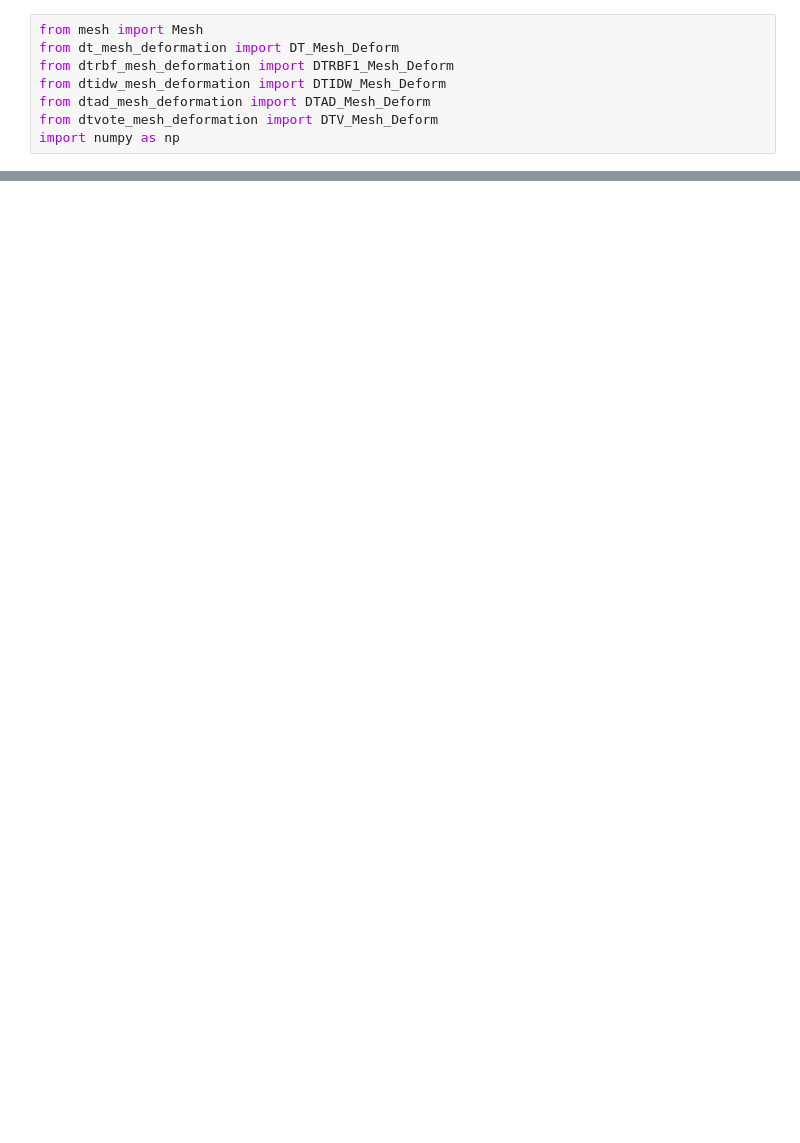
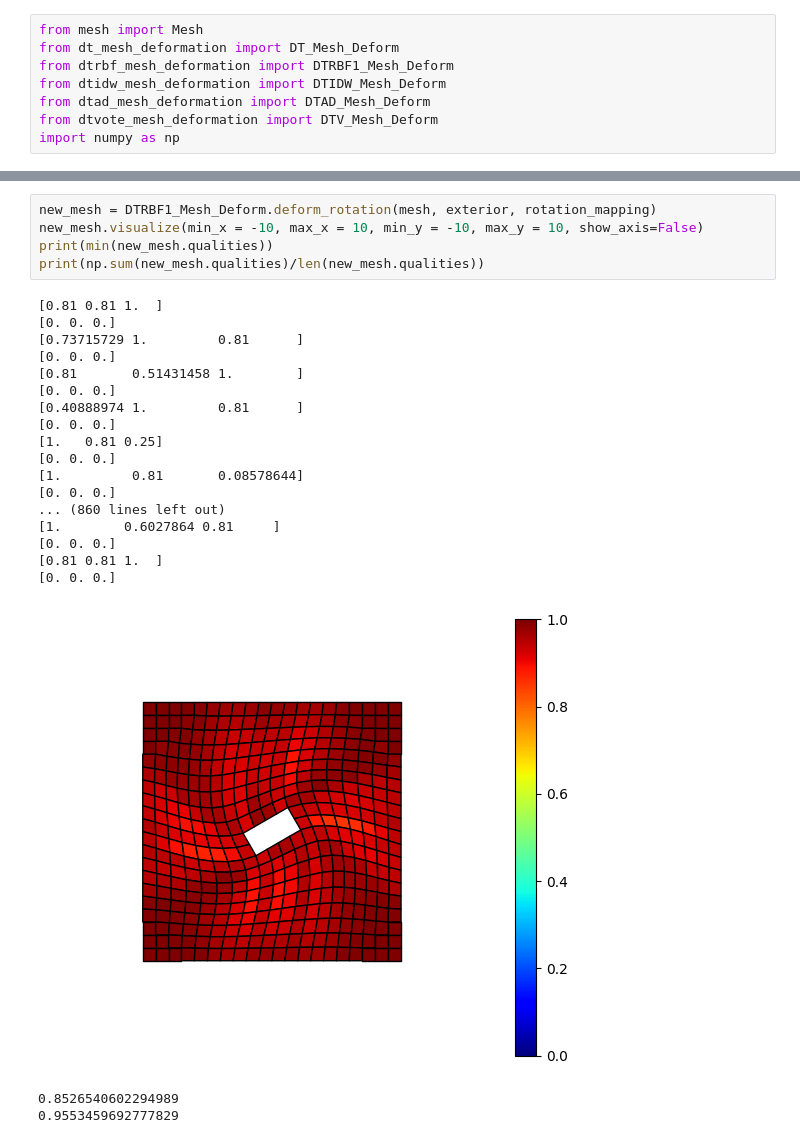
Before and after one commit to aksharye/delaunay-mesh-deformation, a Jupyter notebook: example.ipynb, the cells around one changed output, grey strips where cells are left out. Drawn from its saved outputs; the diff is of its cells as text; blank space fills up the shorter version.

```diff
--- a/example.ipynb
+++ b/example.ipynb
@@ -66,0 +84,26 @@ print(np.sum(new_mesh.qualities))
+# %%
+new_mesh = DTRBF1_Mesh_Deform.deform_rotation(mesh, exterior, rotation_mapping)
+new_mesh.visualize(min_x = -10, max_x = 10, min_y = -10, max_y = 10, show_axis=False)
+print(min(new_mesh.qualities))
+print(np.sum(new_mesh.qualities)/len(new_mesh.qualities))
+# %% [output]
+[0.81 0.81 1.  ]
+[0. 0. 0.]
+[0.73715729 1.         0.81      ]
+[0. 0. 0.]
+[0.81       0.51431458 1.        ]
+[0. 0. 0.]
+[0.40888974 1.         0.81      ]
+[0. 0. 0.]
+[1.   0.81 0.25]
+[0. 0. 0.]
+[1.         0.81       0.08578644]
+[0. 0. 0.]
+... (860 lines left out)
+[1.        0.6027864 0.81     ]
+[0. 0. 0.]
+[0.81 0.81 1.  ]
+[0. 0. 0.]
+[figure, added]
+0.8526540602294989
+0.9553459692777829
```
Also changed, not shown: parts of 7 cells of this notebook, 5 other files.
